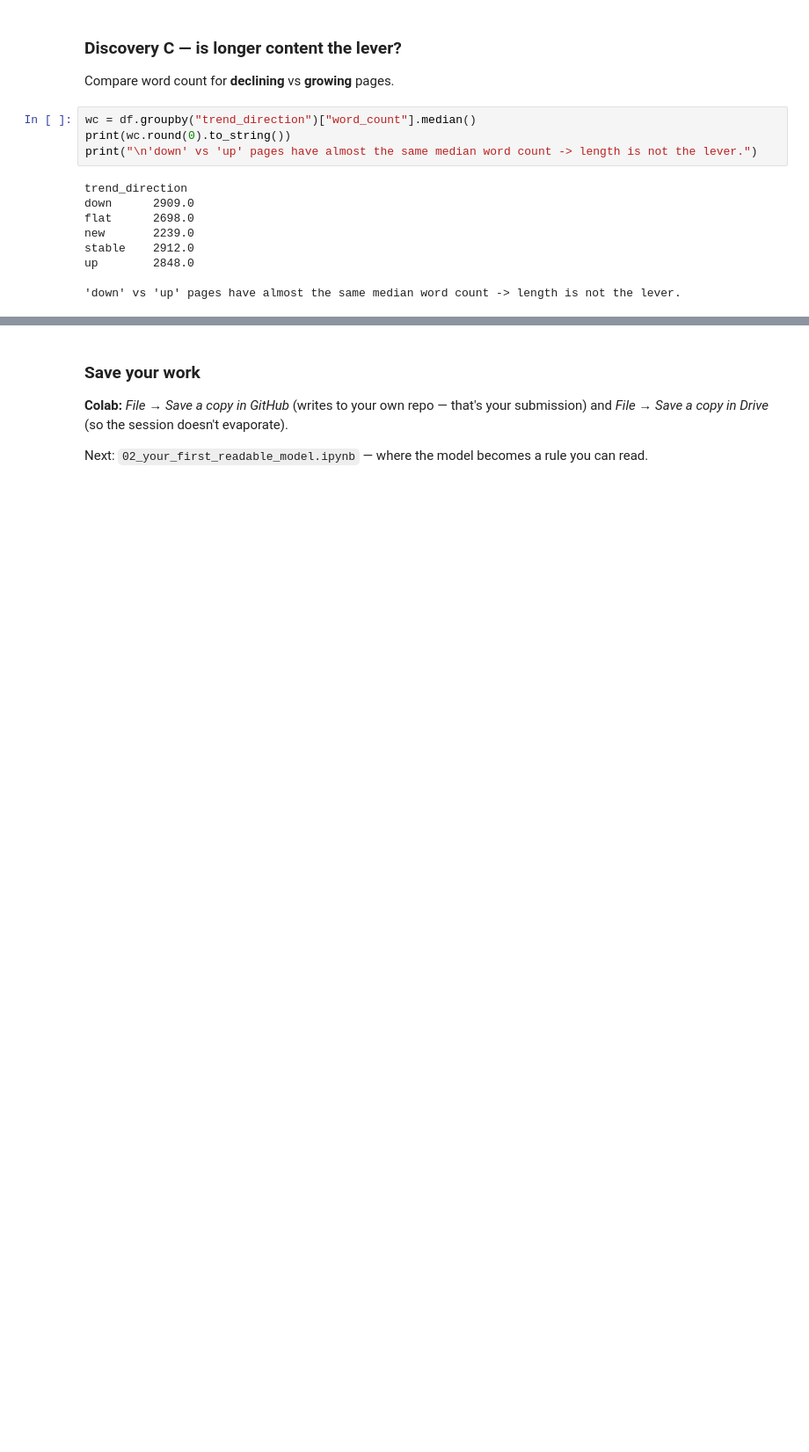
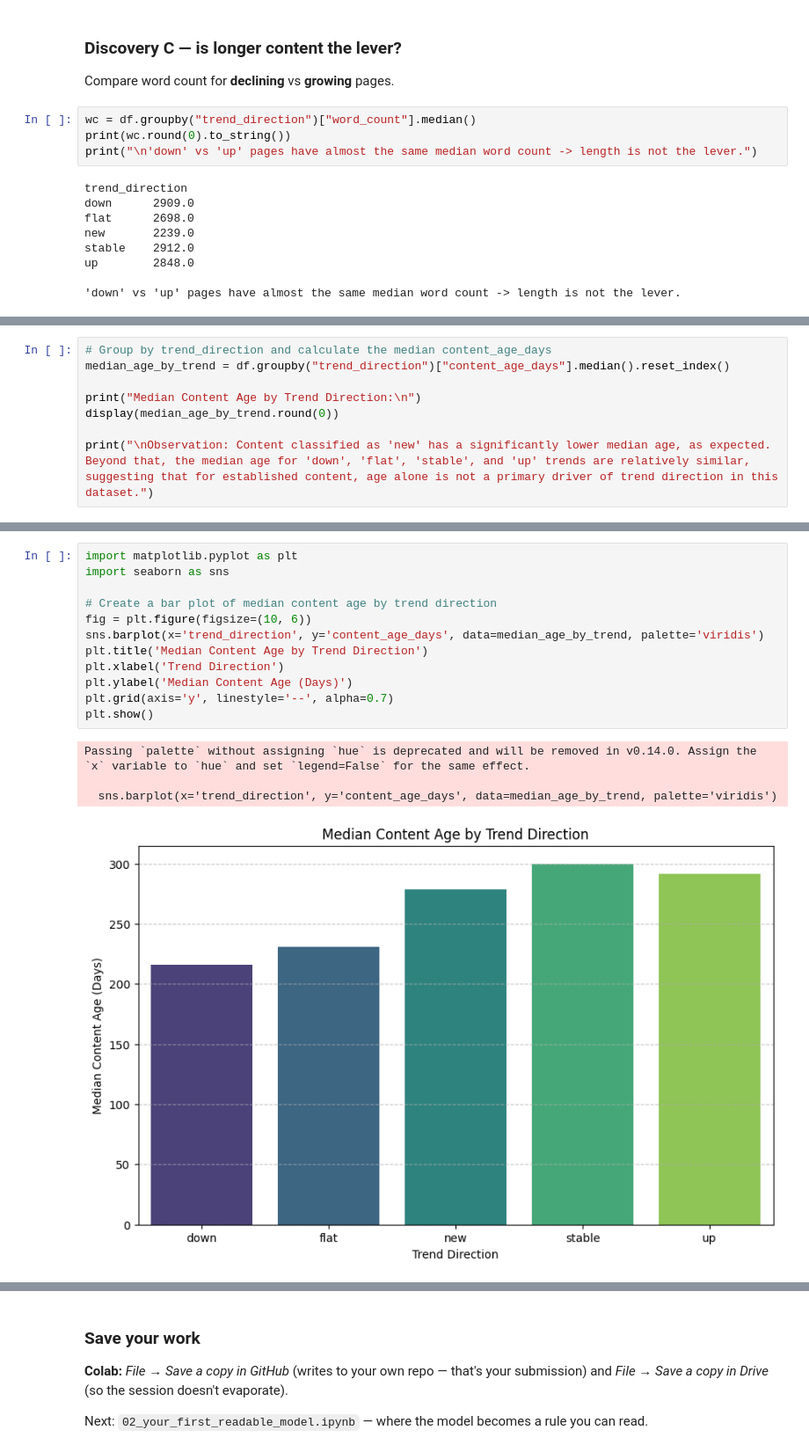
Before and after one commit to avi-dot-ai/w1-1, a Jupyter notebook: notebooks/01_first_look_and_discovery.ipynb, the cells around one changed output, grey strips where cells are left out. Shown at 88% size. Cells and saved outputs as stored; diff of their text form; blank space fills up the shorter version.

```diff
--- a/notebooks/01_first_look_and_discovery.ipynb
+++ b/notebooks/01_first_look_and_discovery.ipynb
@@ -181,0 +210,8 @@ Pick **one** of these and write a few lines below. This is your Week-1 discovery
+# %%
+# Group by trend_direction and calculate the median content_age_days
+median_age_by_trend = df.groupby("trend_direction")["content_age_days"].median().reset_index()
+
+print("Median Content Age by Trend Direction:\n")
+display(median_age_by_trend.round(0))
+
+print("\nObservation: Content classified as 'new' has a significantly lower median age, as expected. Beyond that, the median age for 'down', 'flat', 'stable', and 'up' trends are relatively similar, suggesting that for established content, age alone is not a primary driver of trend direction in this dataset.")
@@ -181,0 +227,17 @@ Pick **one** of these and write a few lines below. This is your Week-1 discovery
+# %%
+import matplotlib.pyplot as plt
+import seaborn as sns
+
+# Create a bar plot of median content age by trend direction
+fig = plt.figure(figsize=(10, 6))
+sns.barplot(x='trend_direction', y='content_age_days', data=median_age_by_trend, palette='viridis')
+plt.title('Median Content Age by Trend Direction')
+plt.xlabel('Trend Direction')
+plt.ylabel('Median Content Age (Days)')
+plt.grid(axis='y', linestyle='--', alpha=0.7)
+plt.show()
+# %% [output]
+Passing `palette` without assigning `hue` is deprecated and will be removed in v0.14.0. Assign the `x` variable to `hue` and set `legend=False` for the same effect.
+
+  sns.barplot(x='trend_direction', y='content_age_days', data=median_age_by_trend, palette='viridis')
+[figure, added]
```
Also changed, not shown: parts of 22 cells of this notebook.
